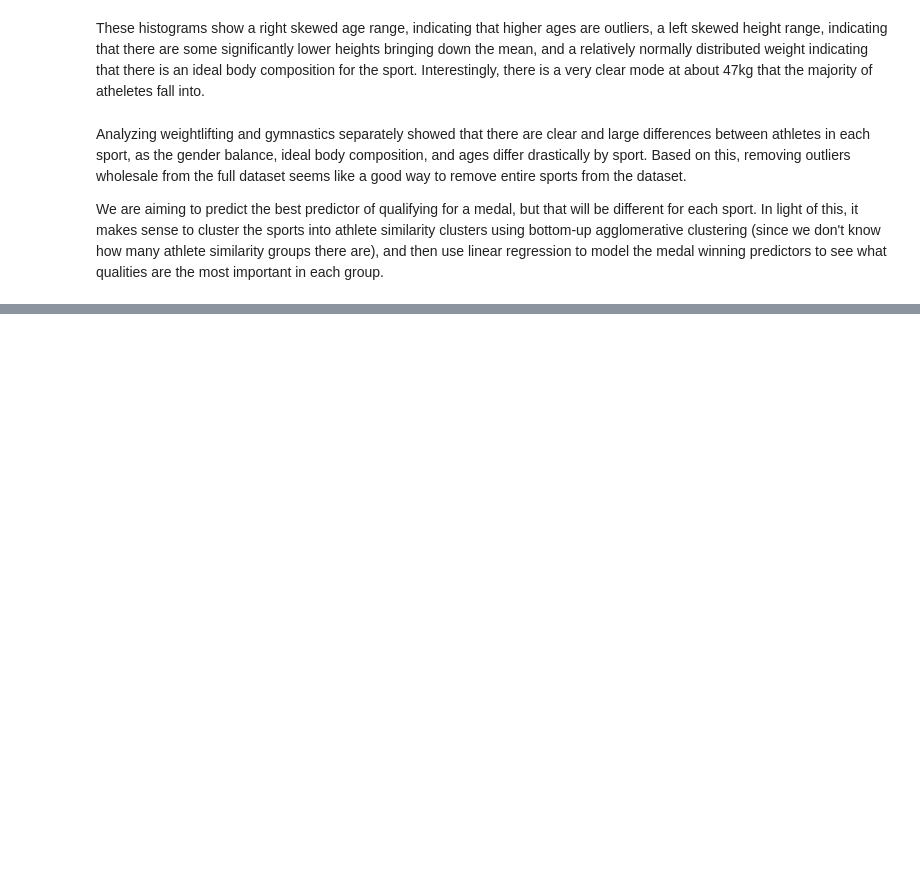
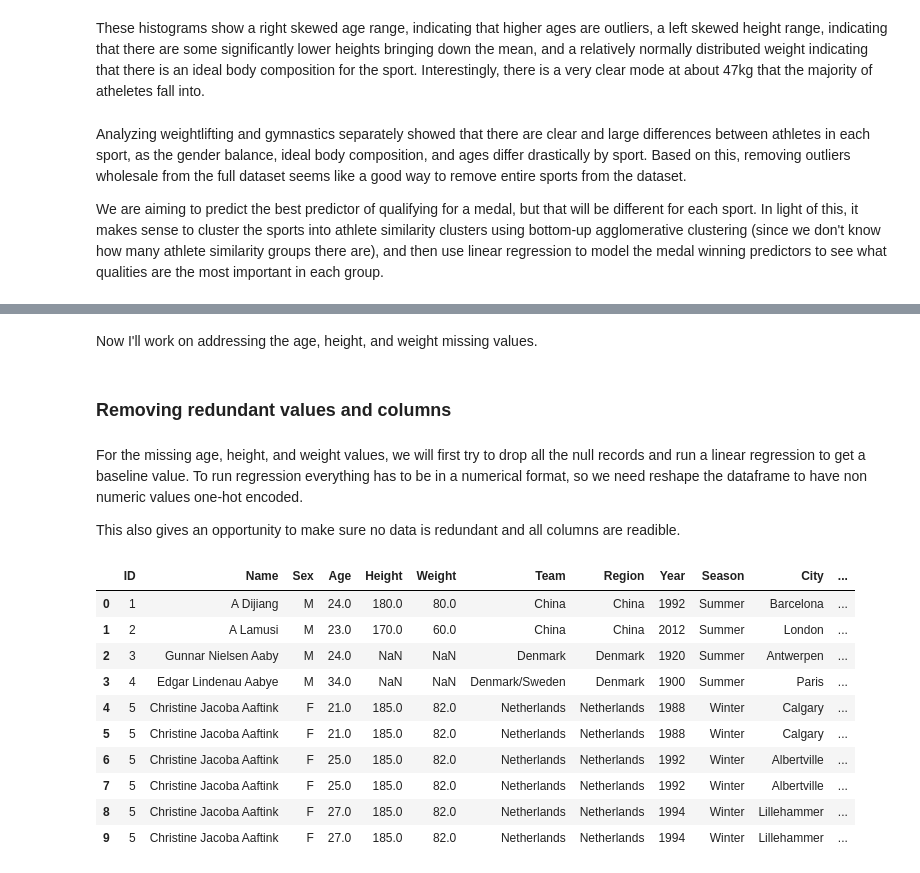
Before and after one commit to oliviasteeed/461_final_project, a Jupyter notebook: initial_eda.ipynb, the cells around one changed output, grey strips where cells are left out. Drawn from its saved outputs; the diff is of its cells as text; code cells hidden in the pictures; blank space fills up the shorter version.

Commit message:
a bunch of data cleaning
dealing with missing values, feature engineering

```diff
--- a/initial_eda.ipynb
+++ b/initial_eda.ipynb
@@ -436,0 +453,6 @@ TODO
+# %%
+# replacing NaN for no medal with 'none' value
+
+df['Medal'] = df['Medal'].fillna('None')
+# %% [markdown]
+Now I'll work on addressing the age, height, and weight missing values.
@@ -436,0 +490,40 @@ TODO
+# %% [markdown]
+### Removing redundant values and columns
+# %% [markdown]
+For the missing age, height, and weight values, we will first try to drop all the null records and run a linear regression to get a baseline value. To run regression everything has to be in a numerical format, so we need reshape the dataframe to have non numeric values one-hot encoded.
+
+This also gives an opportunity to make sure no data is redundant and all columns are readible.
+# %%
+# dropping Games column since it has data already included in the Year and Season columns (ie. Summer 2022 is already covered by Year=2022 and Season=Summer)
+df = df.drop(columns=['Games'])
+# %%
+# replace NOC with country names from noc_regions.csv - this makes it more readable and useful for analysis
+
+# START [ChatGPT 4.o)]"i have a dataframe now that has a column called NOC with country codes (ie. EGY, TAN, USA) and i want the country names. I have another csv of country codes and corresponding country names. how would i replace the codes with the country values in the original dataframe?"
+
+# Load the mapping CSV
+noc_map = pd.read_csv('noc_regions.csv')  # this contains 'NOC' and 'Country' columns
+
+# Create a dictionary from the mapping
+noc_dict = dict(zip(noc_map['NOC'], noc_map['region']))
+
+# Replace NOC codes with country names
+df['NOC'] = df['NOC'].map(noc_dict)
+
+# END [ChatGPT 4.o)]
+
+# rename from NOC to Region
+df = df.rename(columns={'NOC': 'Region'})
+df.head(10)
+# %% [output]
+|  | ID | Name | Sex | Age | Height | Weight | Team | Region | Year | Season | City | ... |
+| 0 | 1 | A Dijiang | M | 24.0 | 180.0 | 80.0 | China | China | 1992 | Summer | Barcelona | ... |
+| 1 | 2 | A Lamusi | M | 23.0 | 170.0 | 60.0 | China | China | 2012 | Summer | London | ... |
+| 2 | 3 | Gunnar Nielsen Aaby | M | 24.0 | NaN | NaN | Denmark | Denmark | 1920 | Summer | Antwerpen | ... |
+| 3 | 4 | Edgar Lindenau Aabye | M | 34.0 | NaN | NaN | Denmark/Sweden | Denmark | 1900 | Summer | Paris | ... |
+| 4 | 5 | Christine Jacoba Aaftink | F | 21.0 | 185.0 | 82.0 | Netherlands | Netherlands | 1988 | Winter | Calgary | ... |
+| 5 | 5 | Christine Jacoba Aaftink | F | 21.0 | 185.0 | 82.0 | Netherlands | Netherlands | 1988 | Winter | Calgary | ... |
+| 6 | 5 | Christine Jacoba Aaftink | F | 25.0 | 185.0 | 82.0 | Netherlands | Netherlands | 1992 | Winter | Albertville | ... |
+| 7 | 5 | Christine Jacoba Aaftink | F | 25.0 | 185.0 | 82.0 | Netherlands | Netherlands | 1992 | Winter | Albertville | ... |
+| 8 | 5 | Christine Jacoba Aaftink | F | 27.0 | 185.0 | 82.0 | Netherlands | Netherlands | 1994 | Winter | Lillehammer | ... |
+| 9 | 5 | Christine Jacoba Aaftink | F | 27.0 | 185.0 | 82.0 | Netherlands | Netherlands | 1994 | Winter | Lillehammer | ... |
```
Also changed, not shown: parts of 36 cells of this notebook.
